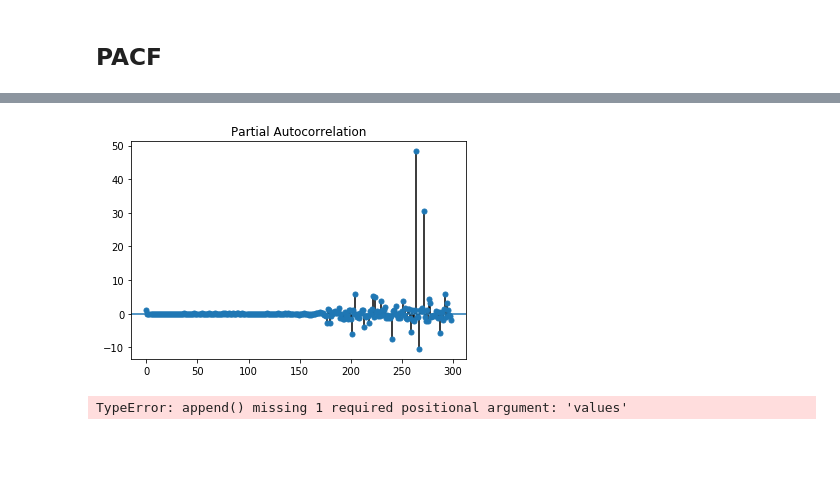
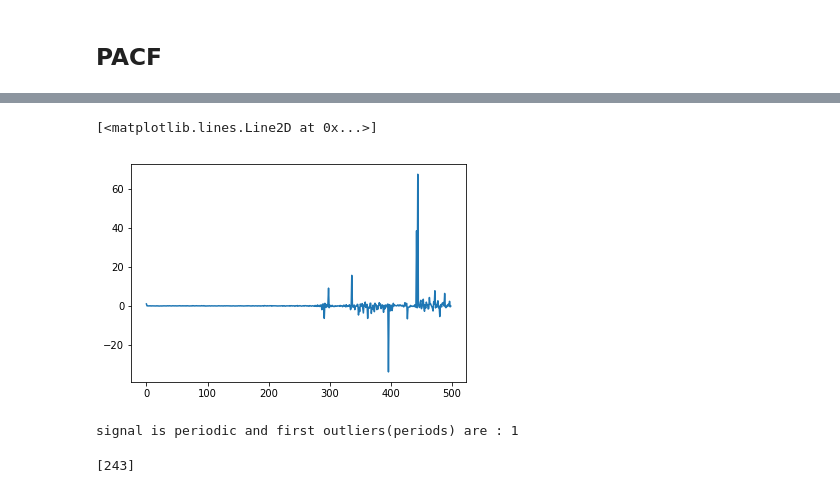
Before and after one commit to YarrDOpanas/uData, a Jupyter notebook: Signal Processing/SP_HW01_Yaroslav_Opanasenko.ipynb, the cells around one changed output, grey strips where cells are left out. Saved outputs shown, nothing was run; the diff lists cells and outputs as text; code cells hidden in the pictures; blank space fills up the shorter version.

```diff
--- a/Signal Processing/SP_HW01_Yaroslav_Opanasenko.ipynb
+++ b/Signal Processing/SP_HW01_Yaroslav_Opanasenko.ipynb
@@ -95,6 +96,4 @@ plt.plot(del_trend, )
-# %%
-plot_pacf(del_trend, lags=lags)
-plt.show()
-# %% [output]
-[figure, removed]
+# %%
+from statsmodels.tsa.stattools import pacf
+pf = pacf(del_trend, nlags=(len(del_trend)-1), method='ywunbiased', alpha=None)
 # %%
@@ -105,15 +105,21 @@ interval = (np.mean(del_trend) - t_95*np.std(del_trend)/lags**0.5,np.mean(del_tr
+# %%
+plt.plot(pf)
+# %% [output]
+[<matplotlib.lines.Line2D at 0x...>]
+[figure, added]
 # %%
-def autocorrelation_analysis(del_trend):
-    outliers = np.array([])
+out =[]
+def autocorrelation_analysis(sample):
     k = 0
-    for i in range(del_trend.size//2):
-        if (del_trend[i] > interval[1][i]) or (del_trend[i] < interval[0][i]):
-            k = k+1
-            outliers = np.append(i)
-    if k!=0: print('Signal is periodic and first 10 outliers(periods) are :')
+    for i in range(int(len(sample)/2)):
+        if (pf[i] > interval[1][i]) or (pf[i] < interval[0][i]):
+            out.append(i)
+            k+=1
+    if k!=0: print('signal is periodic and first outliers(periods) are :',k)
     else:
         print('signal is not periodic')
-    return outliers
-autocorrelation_analysis(del_trend)
+    return out[:10]
+autocorrelation_analysis(pf)
 # %% [output]
-TypeError: append() missing 1 required positional argument: 'values'
+signal is periodic and first outliers(periods) are : 1
+[243]
```
Also changed, not shown: parts of 3 cells of this notebook.
